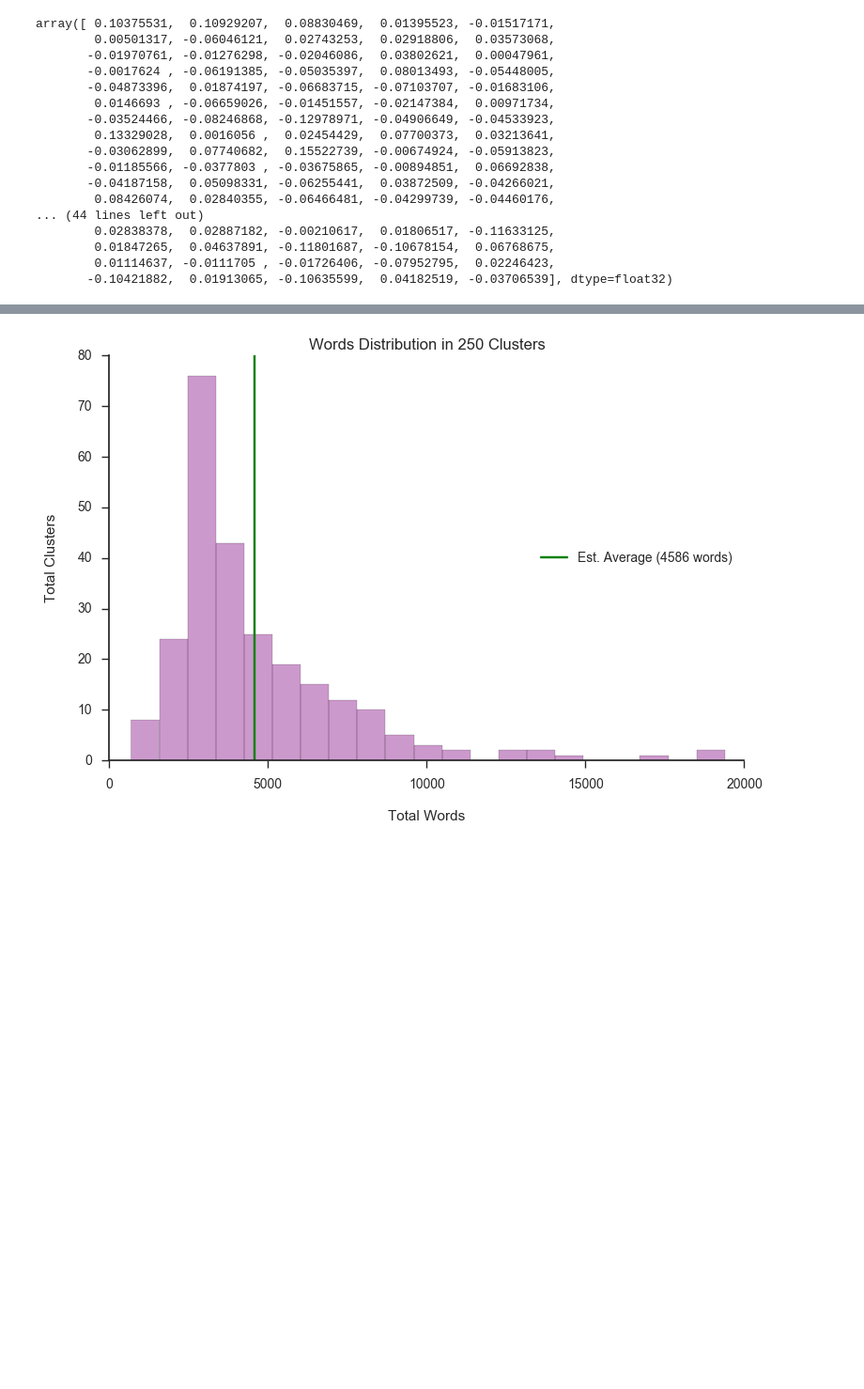
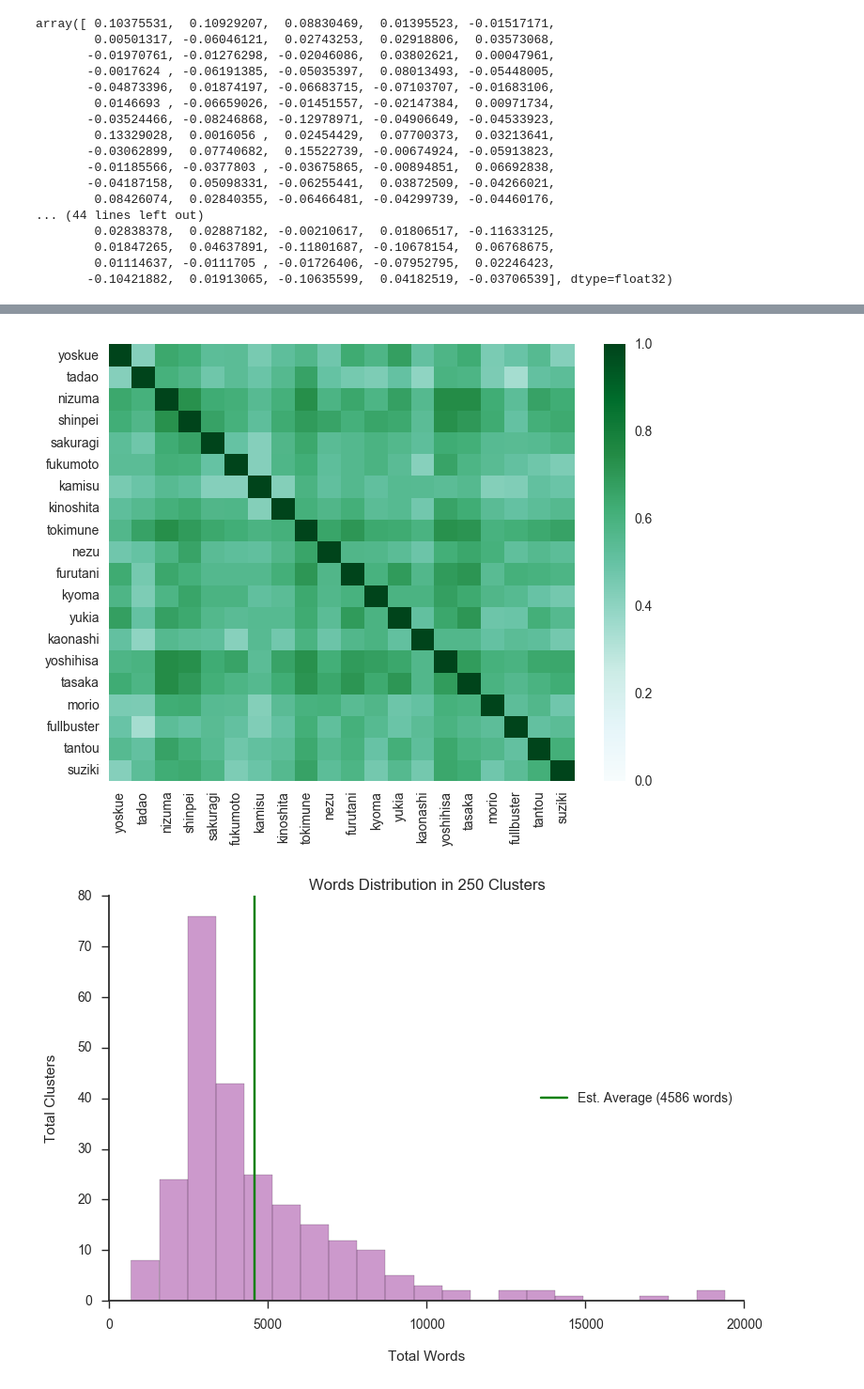
Before and after one commit to tazeek/BullyDetect, a Jupyter notebook: Python Notebooks/Word2Vec Evaluation.ipynb, the cells around one changed output, grey strips where cells are left out. Shown at 94% size. Cells and saved outputs as stored; diff of their text form; code cells hidden in the pictures; blank space fills up the shorter version.

Commit message:
Heatmap plotted

```diff
--- a/Python Notebooks/Word2Vec Evaluation.ipynb
+++ b/Python Notebooks/Word2Vec Evaluation.ipynb
@@ -300,7 +300,7 @@ import pandas as pd
 def plotWordHeat(vocabulary):
 
     # Number of words for matrix (Should be one less)
-    WORDS = 50
+    WORDS = 20
 
     # Get random sample of words
     conf_vocab = random.sample(vocabulary, WORDS)
@@ -317,7 +317,7 @@ def plotWordHeat(vocabulary):
 
             # Append the score
             score = model.similarity(first_word, second_word)
-            first_row.append(score)
+            first_row.append(round(score, 3))
 
         # Append the row
         similarity_array.append(first_row)
@@ -331,7 +331,8 @@ def plotWordHeat(vocabulary):
     PADDING = 40
 
     # Create Heatmap using Seaborne
-    fig, ax = plt.subplots(figsize=(10, 10))
+    fig, ax = plt.subplots(figsize=(8, 6))
+    sns.heatmap(conf_df, vmin=0, vmax=1, cmap="BuGn", ax=ax)
 
     return
 # %%
@@ -411,3 +413,8 @@ TIME TAKEN (TSNE):  7.388846397399902
+# %%
+# Plot Heatmap from the vocabulary generated previously
+plotWordHeat(vocabulary)
+# %% [output]
+[figure, added]
 # %%
 # Function to plot the histogram of word distribution
 
```
Also changed, not shown: parts of 1 cell of this notebook.
